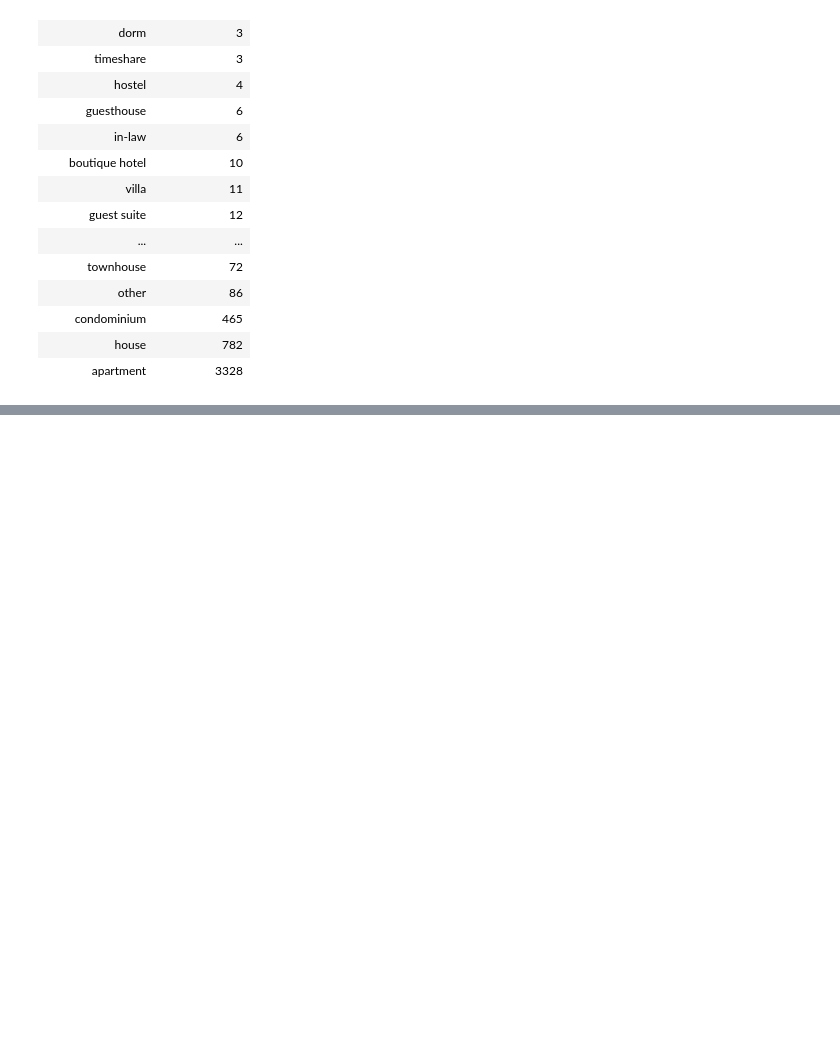
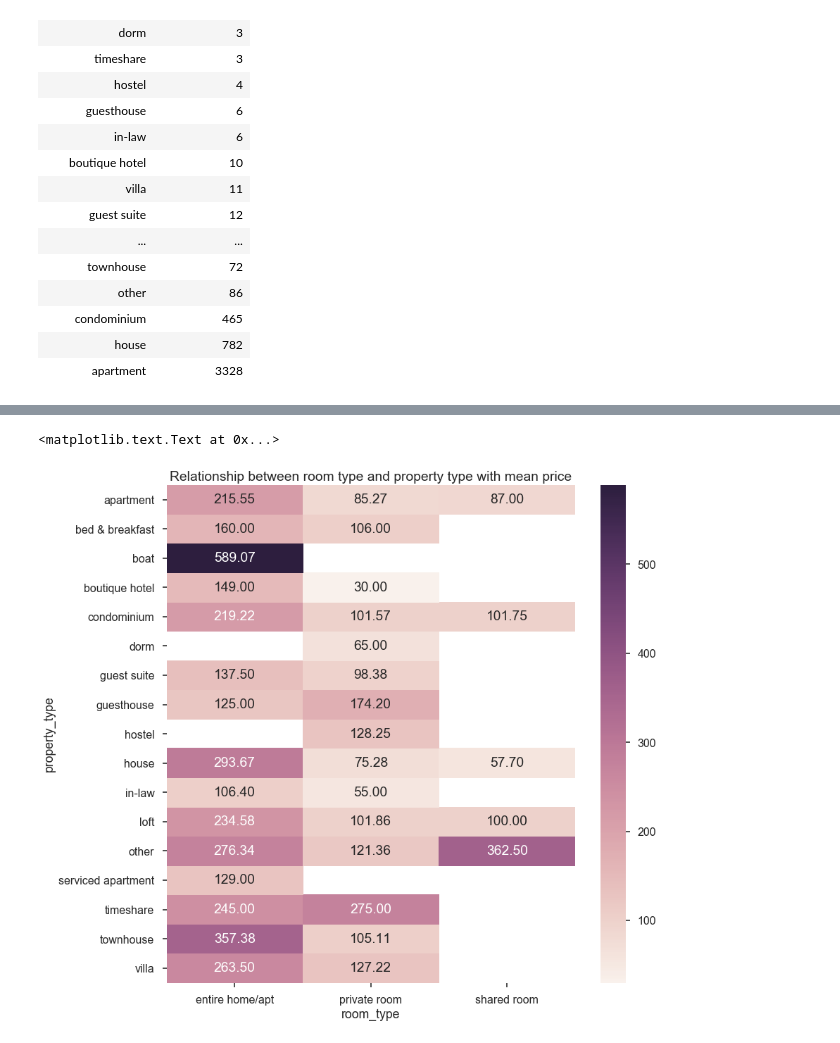
Before and after one commit to kzhang49/Hainan-Chicken, a Jupyter notebook: Airbnb_database.ipynb, the cells around one changed output, grey strips where cells are left out. Cells and saved outputs as stored; diff of their text form; code cells hidden in the pictures; blank space fills up the shorter version.

```diff
--- a/Airbnb_database.ipynb
+++ b/Airbnb_database.ipynb
@@ -464,0 +493,14 @@ Done.
+# %%
+c.execute('''SELECT property_type, room_type, price FROM listings''')
+df = pd.DataFrame(data = c.fetchall(),
+                           columns = ["property_type", "room_type", "price"])
+#ax = sns.heatmap(df.values)
+plt.figure(figsize = (13,13))
+sns.set_context("poster")
+
+ax = sns.heatmap(df.groupby(["property_type", "room_type"]).price.mean().unstack(),
+                annot = True, fmt = ".2f")
+ax.set_title("Relationship between room type and property type with mean price")
+# %% [output]
+<matplotlib.text.Text at 0x...>
+[figure, added]
```
Also changed, not shown: parts of 16 cells of this notebook.
